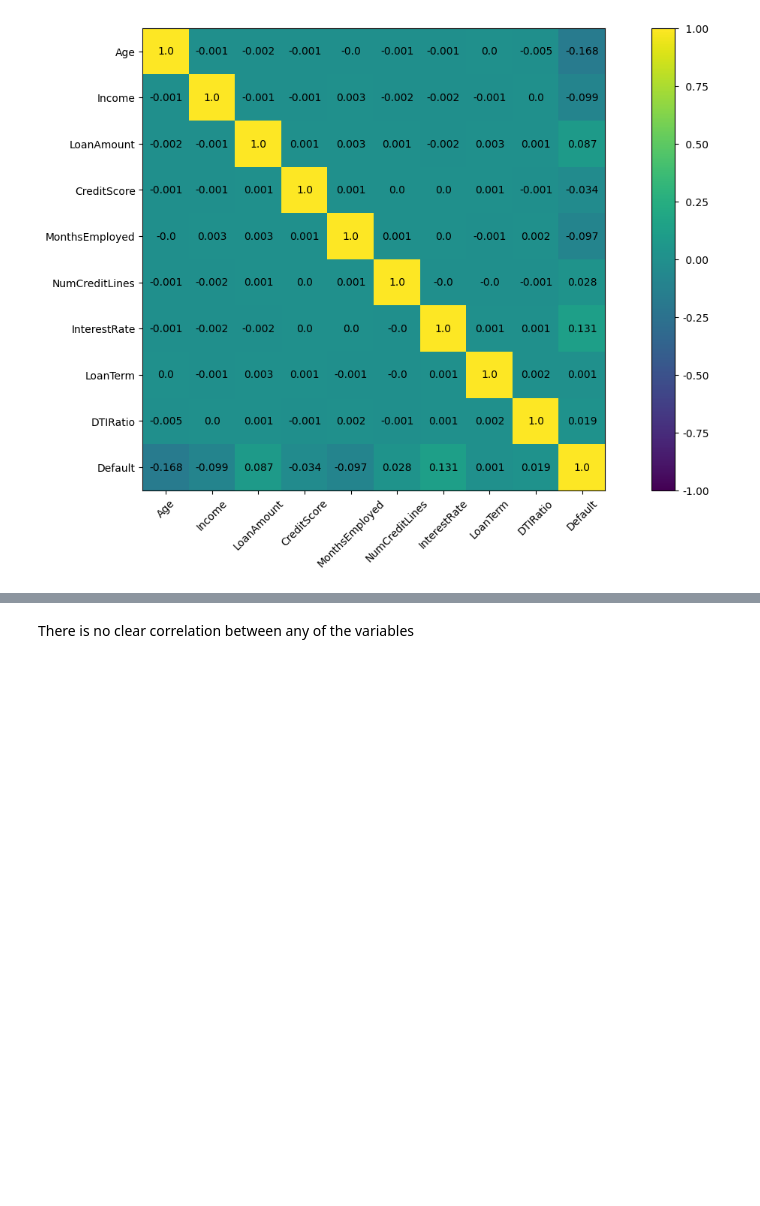
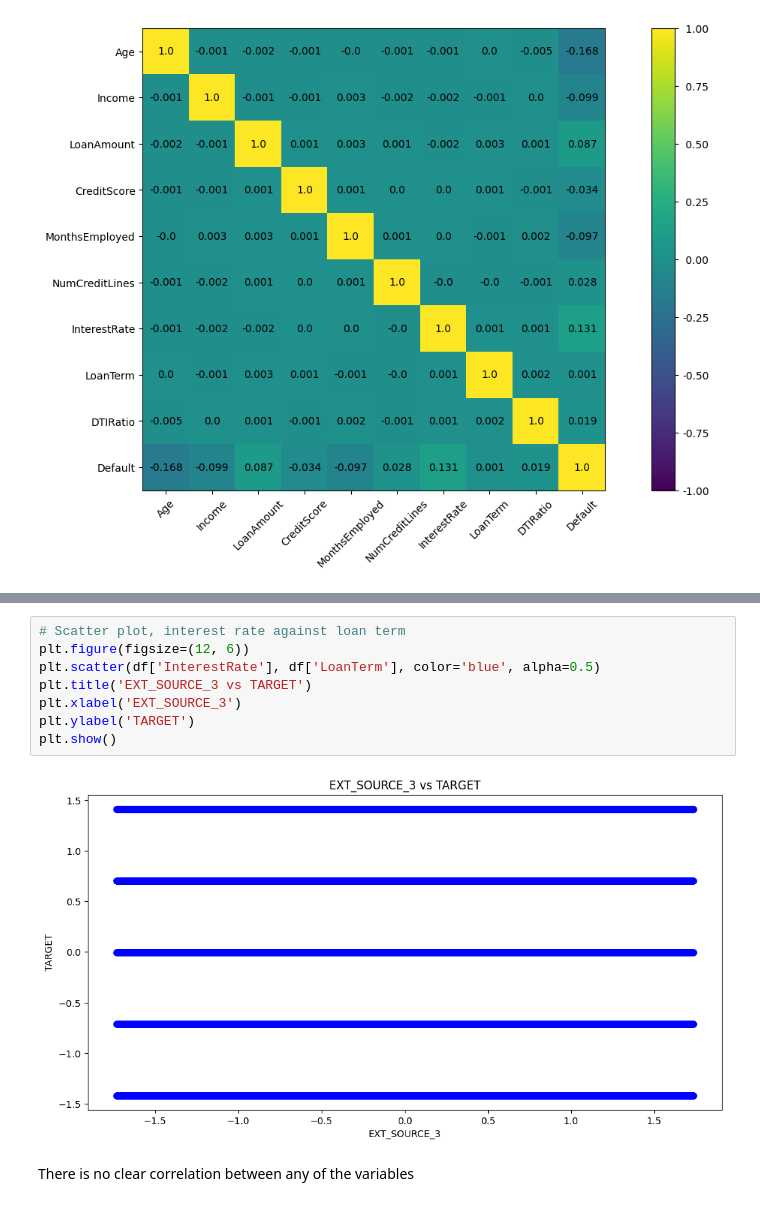
Before and after one commit to javiprietod/TFG, a Jupyter notebook: logistic.ipynb, the cells around one changed output, grey strips where cells are left out. Drawn from its saved outputs; the diff is of its cells as text; blank space fills up the shorter version.

```diff
--- a/logistic.ipynb
+++ b/logistic.ipynb
@@ -168,2 +172,12 @@ plt.show()
+# %%
+# Scatter plot, interest rate against loan term
+plt.figure(figsize=(12, 6))
+plt.scatter(df['InterestRate'], df['LoanTerm'], color='blue', alpha=0.5)
+plt.title('EXT_SOURCE_3 vs TARGET')
+plt.xlabel('EXT_SOURCE_3')
+plt.ylabel('TARGET')
+plt.show()
+# %% [output]
+[figure, added]
 # %% [markdown]
 There is no clear correlation between any of the variables
```
Also changed, not shown: parts of 20 cells of this notebook, 1 other file.
